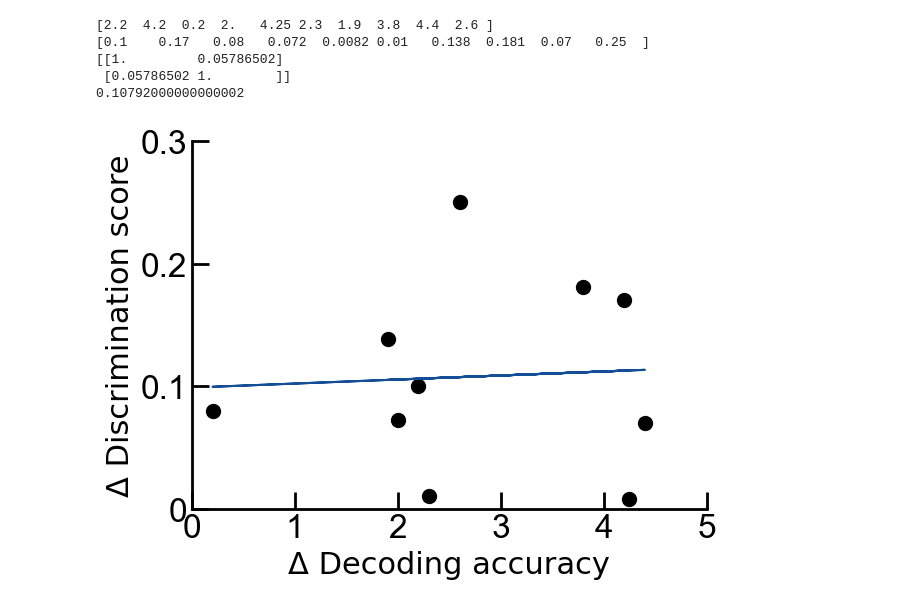
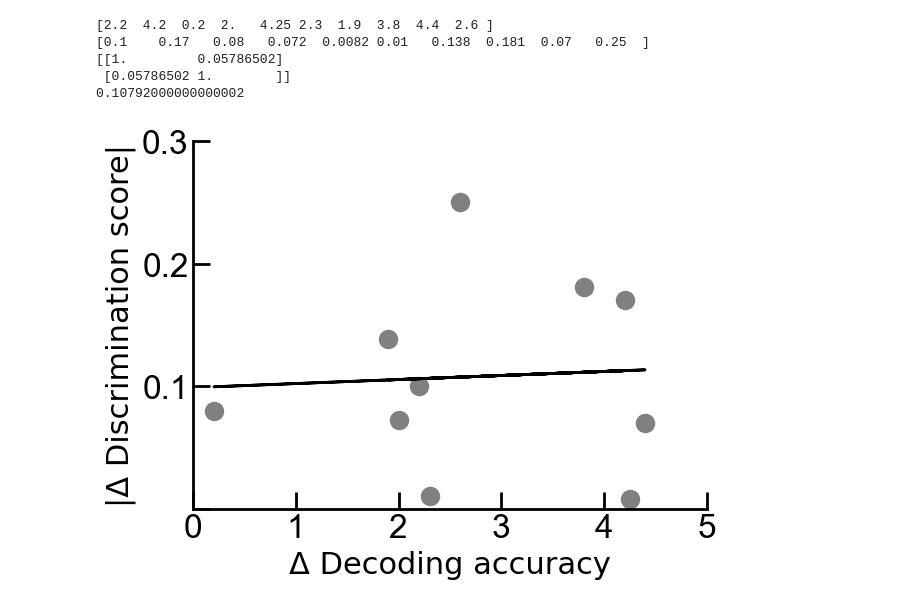
Before and after one commit to Pegahka/SocialFearConditioningProject, a Jupyter notebook: Decoding/Correlation_Differences/CorrelationDecodBehav-Differences_Controls.ipynb, the cells around one changed output. Drawn from its saved outputs; the diff is of its cells as text; code cells hidden in the pictures.

```diff
--- a/Decoding/Correlation_Differences/CorrelationDecodBehav-Differences_Controls.ipynb
+++ b/Decoding/Correlation_Differences/CorrelationDecodBehav-Differences_Controls.ipynb
@@ -31,34 +31,37 @@ print(np.mean(y))
 # %%
 fig, ax = plt.subplots()  # create figure and axes
 
 # plot on ax (Axes) object
-ax.plot(x, y, 'o',markersize=10,c='black')
+ax.plot(x, y, 'o',markersize=13,c='grey',linewidth=15)
 
+#mfc='none'
 #obtain m (slope) and b(intercept) of linear regression line
 m, b = np.polyfit(x, y, 1)
 
 
 #add linear regression line to scatterplot
-ax.plot(x, m*x+b, color='#144e96')
+#ax.plot(x, m*x+b, color='#144e96')
+ax.plot(x, m*x+b, color='black', linewidth=2)
+
 ax.set_ylim([0,0.3])
 ax.set_yticks([0,0.1,0.2,0.3], fontname='Arial')
 ax.set_yticklabels(['','0.1','0.2','0.3'],fontname='Arial')
 
 ax.set_xlim([0,5])
 ax.set_xticks([0,1,2,3,4,5], fontname='Arial')
 ax.set_xticklabels(['0','1','2','3','4','5'],fontname='Arial')
 
 sns.despine(top=True, right=True, left=False, bottom=False)
 ax.spines['left'].set_linewidth(2)
 ax.spines['bottom'].set_linewidth(2)
 ax.set_xlabel('Δ Decoding accuracy', fontsize=22)
-ax.set_ylabel('Δ Discrimination score', fontsize=22)
+ax.set_ylabel('|Δ Discrimination score|', fontsize=22)
 #ax.tick_params(axis='both', which='major', )
 ax.tick_params(axis='both', which='major', direction='in',length=12, labelsize=24, width=2)
 
 plt.tight_layout()
 fig.tight_layout()
-fig.savefig("FigCorr_SocialControls.jpg",dpi=500)
-plt.savefig('FigCorr_SocialControls.eps', format='eps')
+fig.savefig("FigCorr_Diff_Controls.jpg",dpi=500)
+plt.savefig('FigCorr_Diff_Controls.eps', format='eps')
 # %% [output]
-[figure, old version]
+[figure, new version]
```
Also changed, not shown: 1 other file.
